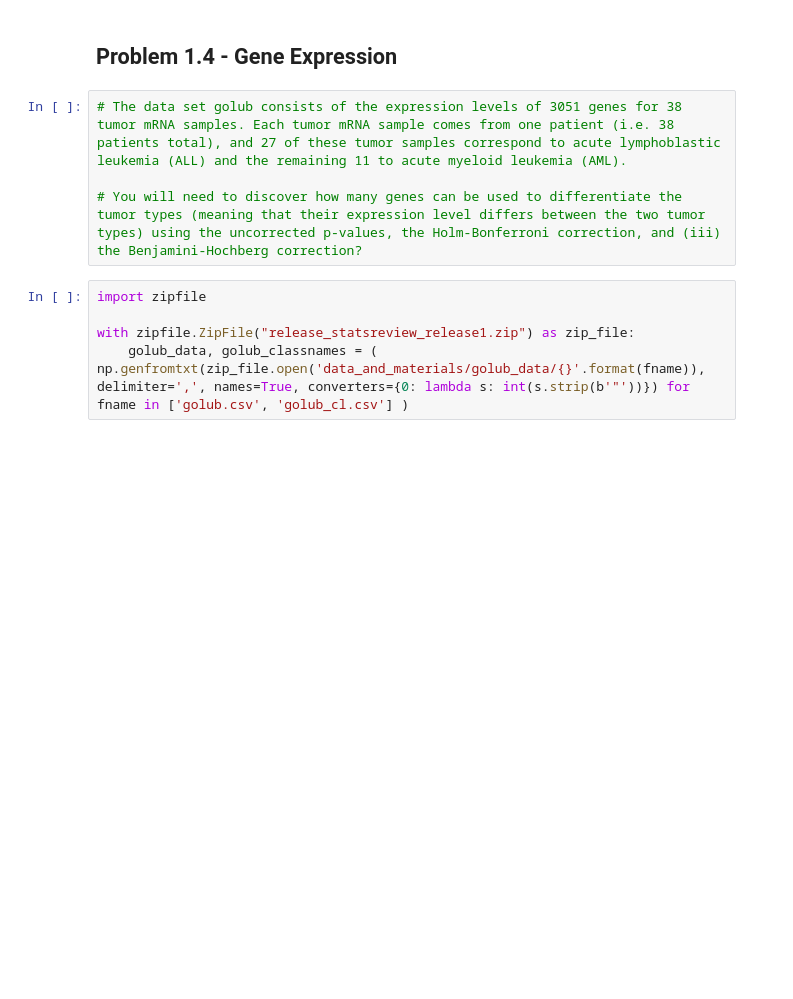
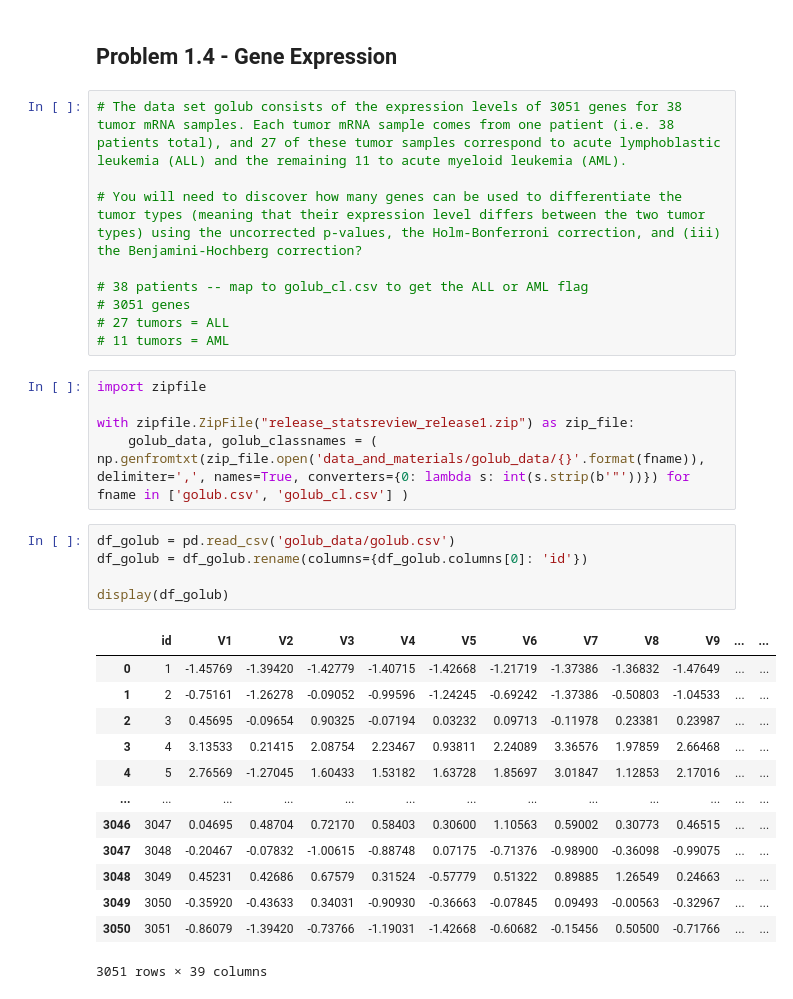
Before and after one commit to eeshansrivastava89/datascience, a Jupyter notebook: mit_stats/course3 - modeling/analysis1/analysis1.ipynb, the cells around one changed output. Drawn from its saved outputs; the diff is of its cells as text; blank space fills up the shorter version.

```diff
--- a/mit_stats/course3 - modeling/analysis1/analysis1.ipynb
+++ b/mit_stats/course3 - modeling/analysis1/analysis1.ipynb
@@ -88,8 +90,32 @@ p_value = 1 - chi2.cdf(test_statistic, df_chi)
 # The data set golub consists of the expression levels of 3051 genes for 38 tumor mRNA samples. Each tumor mRNA sample comes from one patient (i.e. 38 patients total), and 27 of these tumor samples correspond to acute lymphoblastic leukemia (ALL) and the remaining 11 to acute myeloid leukemia (AML).
 
 # You will need to discover how many genes can be used to differentiate the tumor types (meaning that their expression level differs between the two tumor types) using the uncorrected p-values, the Holm-Bonferroni correction, and (iii) the Benjamini-Hochberg correction?
+
+# 38 patients -- map to golub_cl.csv to get the ALL or AML flag
+# 3051 genes
+# 27 tumors = ALL
+# 11 tumors = AML
 # %%
 import zipfile
 
 with zipfile.ZipFile("release_statsreview_release1.zip") as zip_file:
     golub_data, golub_classnames = ( np.genfromtxt(zip_file.open('data_and_materials/golub_data/{}'.format(fname)), delimiter=',', names=True, converters={0: lambda s: int(s.strip(b'"'))}) for fname in ['golub.csv', 'golub_cl.csv'] )
+# %%
+df_golub = pd.read_csv('golub_data/golub.csv')
+df_golub = df_golub.rename(columns={df_golub.columns[0]: 'id'})
+
+display(df_golub)
+# %% [output]
+|  | id | V1 | V2 | V3 | V4 | V5 | V6 | V7 | V8 | V9 | ... | ... |
+| 0 | 1 | -1.45769 | -1.39420 | -1.42779 | -1.40715 | -1.42668 | -1.21719 | -1.37386 | -1.36832 | -1.47649 | ... | ... |
+| 1 | 2 | -0.75161 | -1.26278 | -0.09052 | -0.99596 | -1.24245 | -0.69242 | -1.37386 | -0.50803 | -1.04533 | ... | ... |
+| 2 | 3 | 0.45695 | -0.09654 | 0.90325 | -0.07194 | 0.03232 | 0.09713 | -0.11978 | 0.23381 | 0.23987 | ... | ... |
+| 3 | 4 | 3.13533 | 0.21415 | 2.08754 | 2.23467 | 0.93811 | 2.24089 | 3.36576 | 1.97859 | 2.66468 | ... | ... |
+| 4 | 5 | 2.76569 | -1.27045 | 1.60433 | 1.53182 | 1.63728 | 1.85697 | 3.01847 | 1.12853 | 2.17016 | ... | ... |
+| ... | ... | ... | ... | ... | ... | ... | ... | ... | ... | ... | ... | ... |
+| 3046 | 3047 | 0.04695 | 0.48704 | 0.72170 | 0.58403 | 0.30600 | 1.10563 | 0.59002 | 0.30773 | 0.46515 | ... | ... |
+| 3047 | 3048 | -0.20467 | -0.07832 | -1.00615 | -0.88748 | 0.07175 | -0.71376 | -0.98900 | -0.36098 | -0.99075 | ... | ... |
+| 3048 | 3049 | 0.45231 | 0.42686 | 0.67579 | 0.31524 | -0.57779 | 0.51322 | 0.89885 | 1.26549 | 0.24663 | ... | ... |
+| 3049 | 3050 | -0.35920 | -0.43633 | 0.34031 | -0.90930 | -0.36663 | -0.07845 | 0.09493 | -0.00563 | -0.32967 | ... | ... |
+| 3050 | 3051 | -0.86079 | -1.39420 | -0.73766 | -1.19031 | -1.42668 | -0.60682 | -0.15456 | 0.50500 | -0.71766 | ... | ... |
+3051 rows × 39 columns
```
Also changed, not shown: parts of 30 cells of this notebook, 2 other files.
